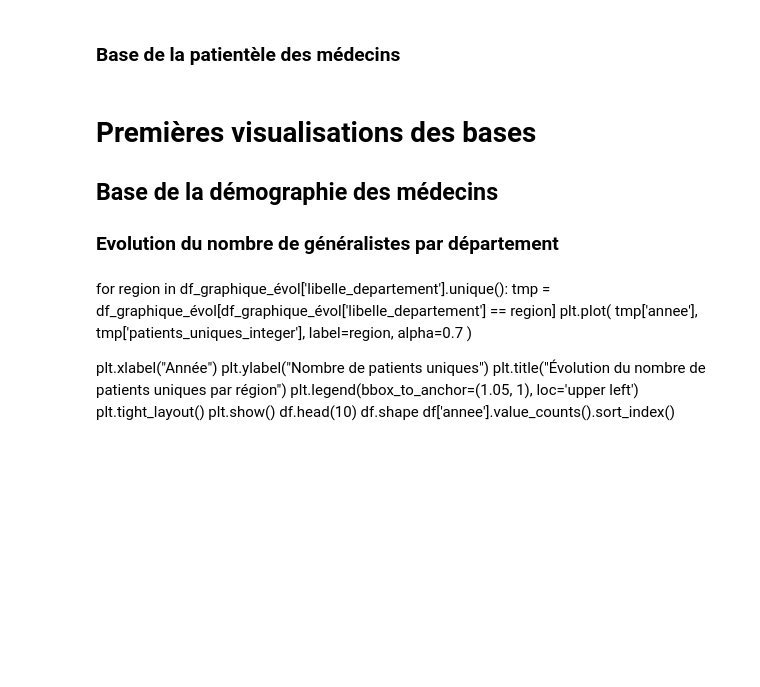
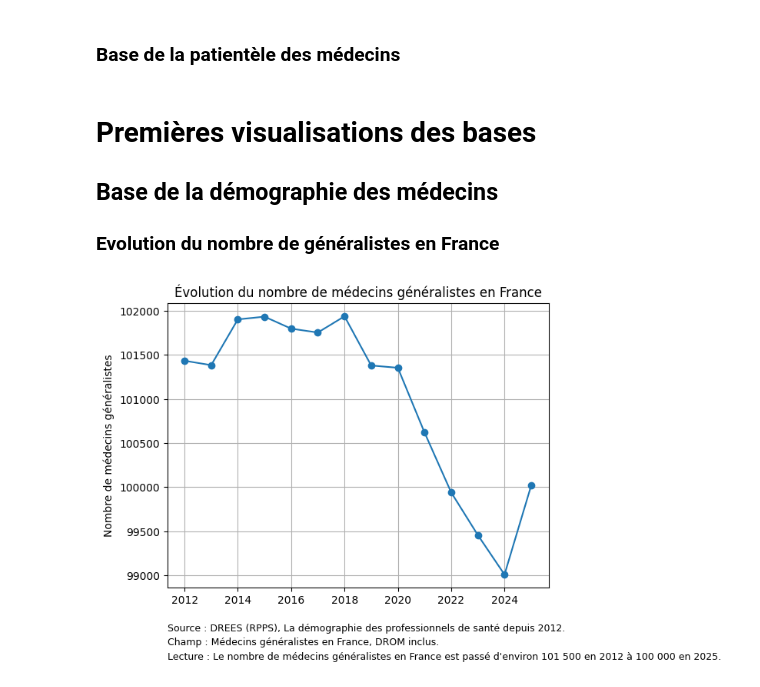
Before and after one commit to dfornier/Python-pour-la-data-science, a Jupyter notebook: statDesc.ipynb, the cells around one changed output. Cells and saved outputs as stored; diff of their text form; code cells hidden in the pictures; blank space fills up the shorter version.

Commit message:
Evolution du nombre de médecins en France et par région

```diff
--- a/statDesc.ipynb
+++ b/statDesc.ipynb
@@ -19,9 +19,11 @@ df_medecins_age_complet = pd.read_excel("Bases de données/demographie_medecins.
 # %%
 # Traitement de la feuille des effectifs : on ne conserve que les médecins généralistes et on enlève les variables pas pertinentes ou redondantes
 df_medecins_effectif = df_medecins_effectif_complet[(df_medecins_effectif_complet['specialites_agregees'] == '1-Médecine générale')
-    & (df_medecins_effectif_complet['departement'] != "000-Ensemble")]
+    & (df_medecins_effectif_complet['sexe'] == '0-Ensemble')
+    & (df_medecins_effectif_complet['specialites'] == '00-Ensemble')
+    ]
 
-df_medecins_effectif.drop(axis = 1, columns = ['sexe', 'specialites', 'territoire', 'specialites_agregees'], inplace = True)
+df_medecins_effectif.drop(axis = 1, columns = ['sexe', 'specialites', 'specialites_agregees'], inplace = True)
 df_medecins_effectif.reset_index(drop = True, inplace = True)
 
 df_medecins_effectif
@@ -132,23 +134,29 @@ df_patientele
 # %% [markdown]
 # Premières visualisations des bases
 ## Base de la démographie des médecins
-### Evolution du nombre de généralistes par département
+### Evolution du nombre de généralistes en France
-# %% [markdown]
-for region in df_graphique_évol['libelle_departement'].unique():
-    tmp = df_graphique_évol[df_graphique_évol['libelle_departement'] == region]
-    plt.plot(
-        tmp['annee'],
-        tmp['patients_uniques_integer'],
-        label=region,
-        alpha=0.7
-    )
-
-plt.xlabel("Année")
-plt.ylabel("Nombre de patients uniques")
-plt.title("Évolution du nombre de patients uniques par région")
-plt.legend(bbox_to_anchor=(1.05, 1), loc='upper left')
-plt.tight_layout()
-plt.show()
-df.head(10)
-df.shape
-df['annee'].value_counts().sort_index()
+# %%
+# Définition de la base de données réduite
+df = df_medecins_effectif[(df_medecins_effectif['exercice']=='0-Ensemble')
+    & (df_medecins_effectif['tranche_age']=='00-Ensemble')
+    & (df_medecins_effectif['region'] == '00-Ensemble')
+    & (df_medecins_effectif['territoire'] == "0-France entière")]
+
+# Définition des abscisses : années 2012 à 2025
+annees = list(range(2012,2026))
+
+# Définition des ordonnées : effectifs des années 2012 à 2025
+effectifs = df[[f"effectif_{a}" for a in annees]].values.flatten()
+plt.plot(annees, effectifs, marker = "o")
+
+# Affichage du graphique plt.xlabel("Année")
+plt.ylabel("Nombre de médecins généralistes")
+plt.title("Évolution du nombre de médecins généralistes en France")
+plt.text(0, -0.16, "Source : DREES (RPPS), La démographie des professionnels de santé depuis 2012.", ha="left", va="bottom", fontsize=9, transform=plt.gca().transAxes)
+plt.text(0, -0.21, "Champ : Médecins généralistes en France, DROM inclus.", ha="left", va="bottom", fontsize=9, transform=plt.gca().transAxes)
+plt.text(0, -0.26, "Lecture : Le nombre de médecins généralistes en France est passé d'environ 101 500 en 2012 à 100 000 en 2025.", ha="left", va="bottom", fontsize=9, transform=plt.gca().transAxes)
+
+plt.grid(True)
+plt.show()
+# %% [output]
+[figure, added]
```
Also changed, not shown: parts of 1 cell of this notebook.
